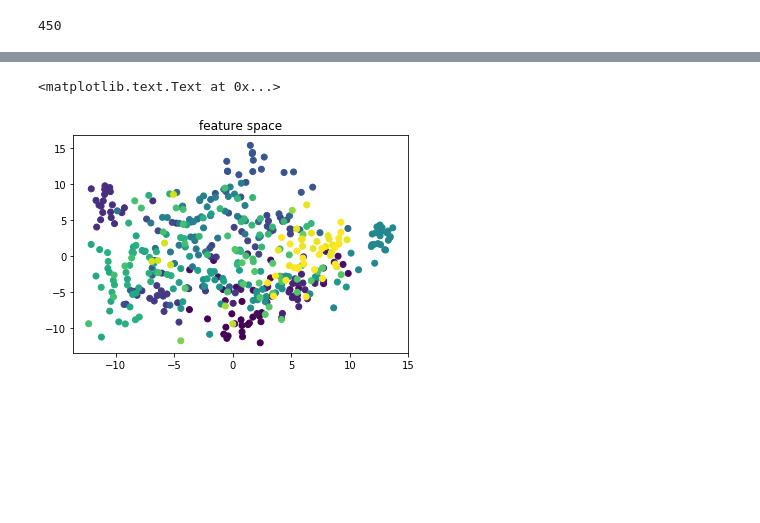
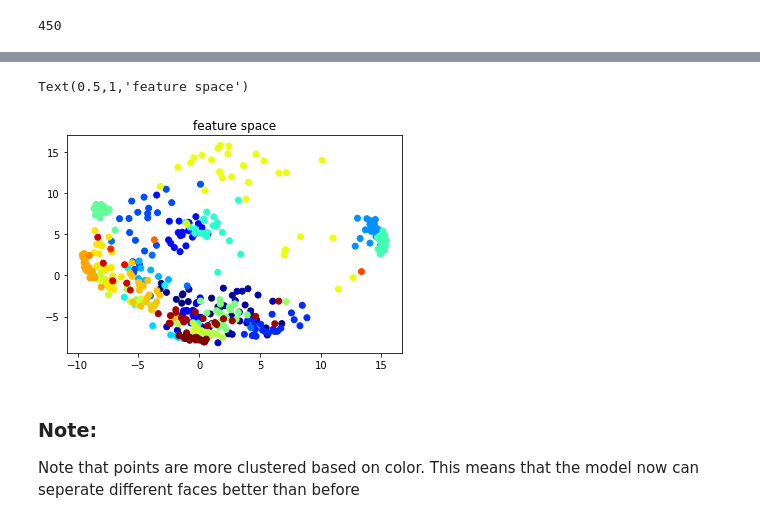
Before and after one commit to zxzhaixiang/FaceRecognition_learning, a Jupyter notebook: Siamese_Face_recognition_APN.ipynb, the cells around one changed output, grey strips where cells are left out. Saved outputs shown, nothing was run; the diff lists cells and outputs as text; code cells hidden in the pictures; blank space fills up the shorter version.

```diff
--- a/Siamese_Face_recognition_APN.ipynb
+++ b/Siamese_Face_recognition_APN.ipynb
@@ -101,4 +101,4 @@ print(labels_OH.shape)
 # %%
 nPeople = labels_OH.shape[1]
 # %%
-FaceEmbedding = FNModel.predict(FaceData)
+%time FaceEmbedding = FNModel.predict(FaceData)
@@ -332,3 +340,3 @@ Epoch 1/1
 <keras.callbacks.History at 0x...>
 # %%
-FaceEmbedding = FNModel.predict(FaceData)
+%time FaceEmbedding = FNModel.predict(FaceData)
@@ -335,12 +345,15 @@ FaceEmbedding = FNModel.predict(FaceData)
 # %%
 pca = decomposition.PCA(n_components = 2)
 x_std = StandardScaler().fit_transform(FaceEmbedding)
 x_feature_pca = pca.fit_transform(x_std)
-plt.scatter(x_feature_pca[:,0],x_feature_pca[:,1],c=labels)
+plt.scatter(x_feature_pca[:,0],x_feature_pca[:,1],c=labels,cmap='jet')
 plt.title('feature space')
 # %% [output]
-<matplotlib.text.Text at 0x...>
+Text(0.5,1,'feature space')
-[figure, old version]
+[figure, new version]
+# %% [markdown]
+### Note:
+Note that points are more clustered based on color. This means that the model now can seperate different faces better than before
 # %%
 nCorrect = 0
 for i in test_idx:
```
Also changed, not shown: parts of 28 cells of this notebook, 4 other files.
